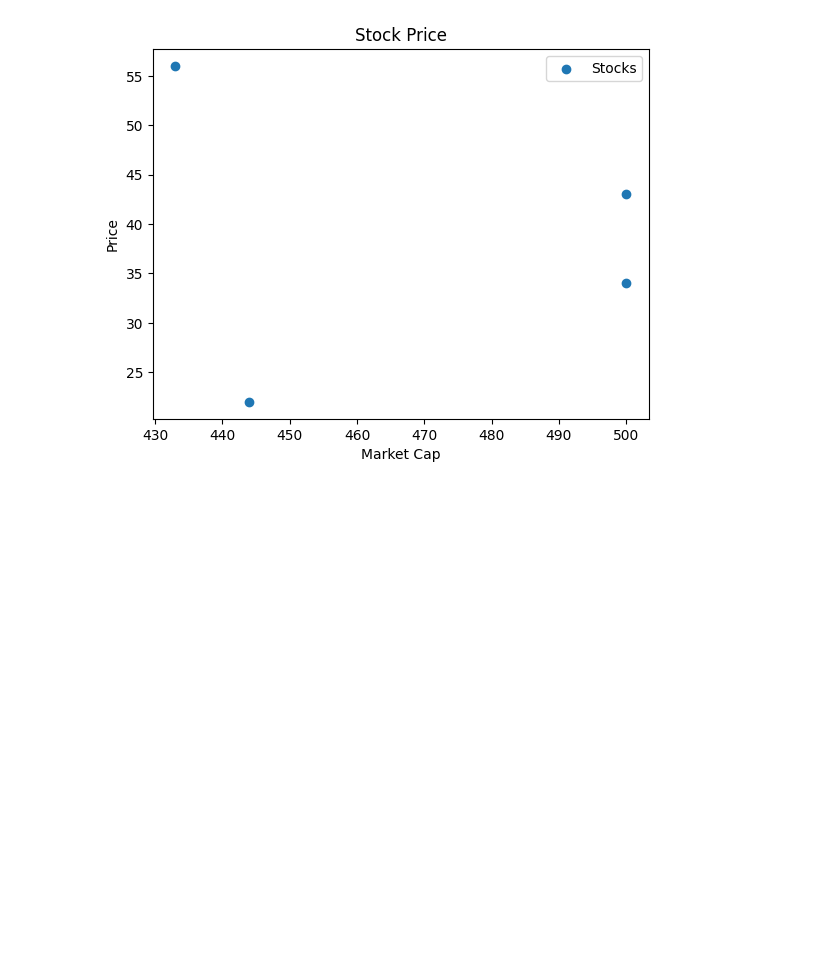
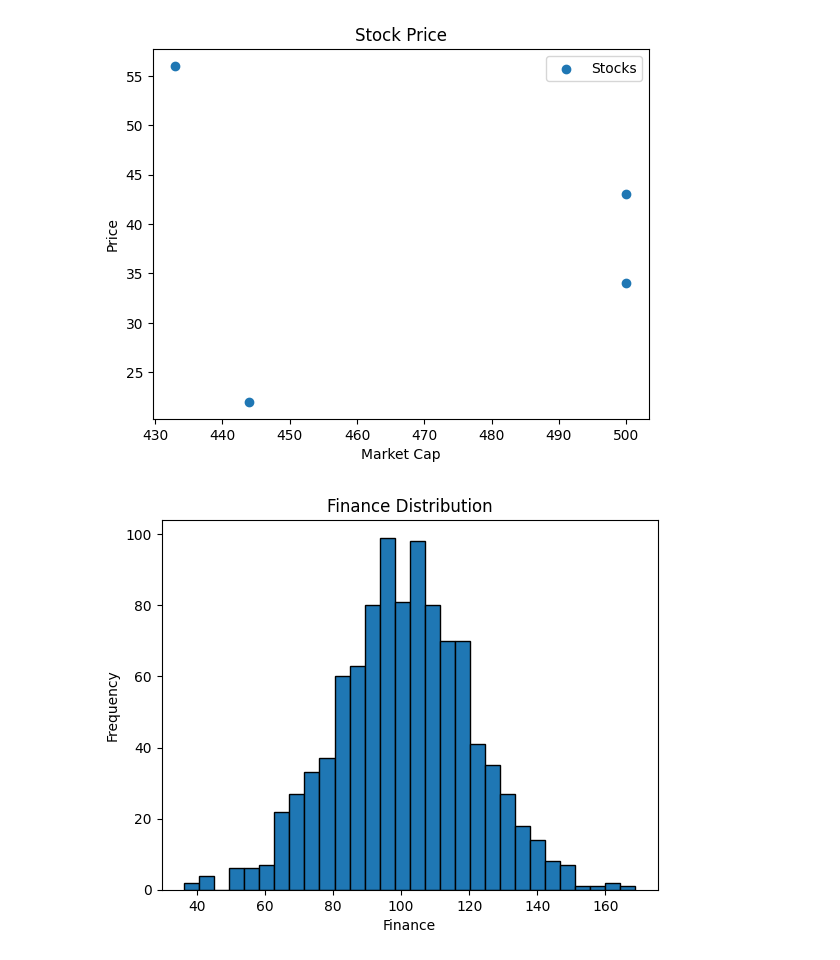
Before and after one commit to Mahdi-Miri/Visualization, a Jupyter notebook: Visualization.ipynb, the cells around one changed output. Cells and saved outputs as stored; diff of their text form; code cells hidden in the pictures; blank space fills up the shorter version.

```diff
--- a/Visualization.ipynb
+++ b/Visualization.ipynb
@@ -49,0 +52,11 @@ plt.show()
+# %%
+np.random.seed(40)
+finance = np.random.normal(100,20,1000)
+
+plt.hist(finance,bins=30,edgecolor = 'black')
+plt.xlabel('Finance')
+plt.ylabel('Frequency')
+plt.title('Finance Distribution')
+plt.show()
+# %% [output]
+[figure, added]
```
Also changed, not shown: parts of 1 cell of this notebook.
